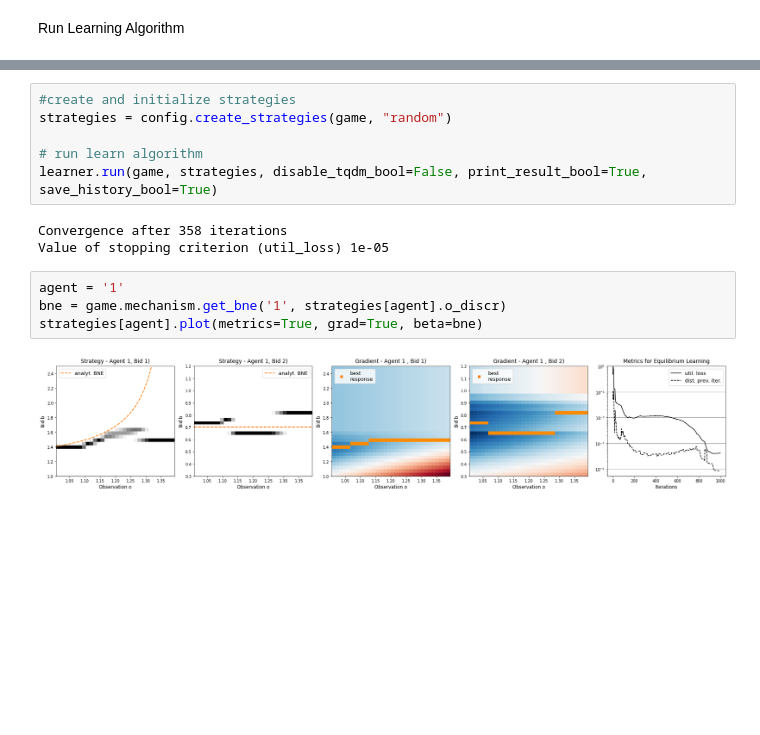
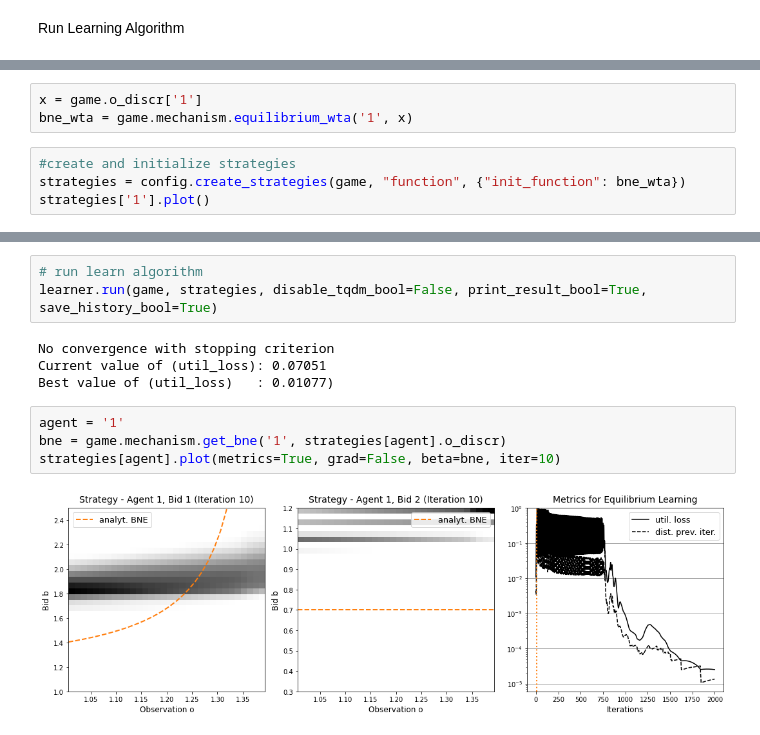
Before and after one commit to MOberlechner/soda, a Jupyter notebook: notebooks/examples/split_award.ipynb, the cells around one changed output, grey strips where cells are left out. Cells and saved outputs as stored; diff of their text form; blank space fills up the shorter version.

```diff
--- a/notebooks/examples/split_award.ipynb
+++ b/notebooks/examples/split_award.ipynb
@@ -48,0 +52,7 @@ Run Learning Algorithm
+# %%
+x = game.o_discr['1']
+bne_wta = game.mechanism.equilibrium_wta('1', x)
+# %%
+#create and initialize strategies
+strategies = config.create_strategies(game, "function", {"init_function": bne_wta})
+strategies['1'].plot()
@@ -49,15 +61,13 @@ Run Learning Algorithm
 # %%
-#create and initialize strategies
-strategies = config.create_strategies(game, "random")
-
 # run learn algorithm
 learner.run(game, strategies, disable_tqdm_bool=False, print_result_bool=True, save_history_bool=True)
 # %% [output]
-Convergence after 358 iterations
-Value of stopping criterion (util_loss) 1e-05
+No convergence with stopping criterion
+Current value of (util_loss): 0.07051
+Best value of (util_loss)   : 0.01077)
 # %%
 agent = '1'
 bne = game.mechanism.get_bne('1', strategies[agent].o_discr)
-strategies[agent].plot(metrics=True, grad=True, beta=bne)
+strategies[agent].plot(metrics=True, grad=False, beta=bne, iter=10)
 # %% [output]
-[figure, old version]
+[figure, new version]
```
Also changed, not shown: parts of 4 cells of this notebook, 1 other file.
